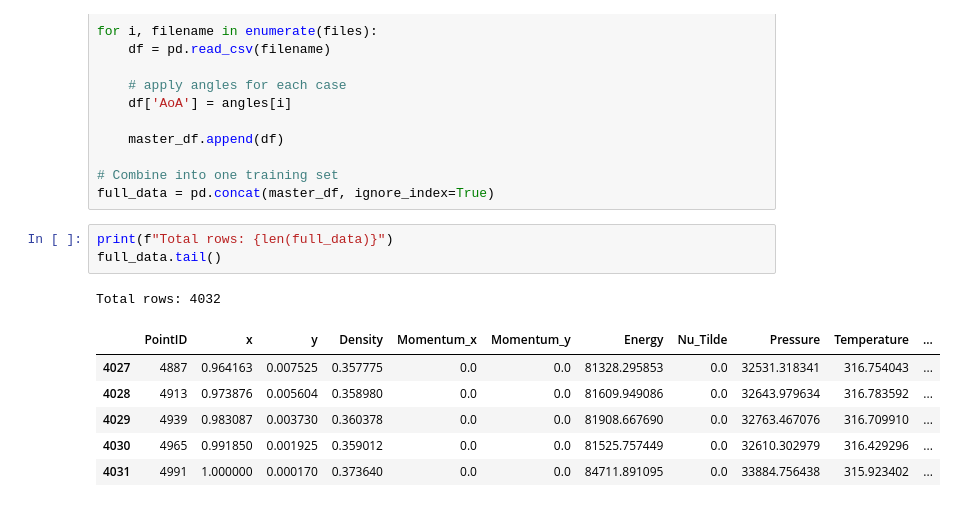
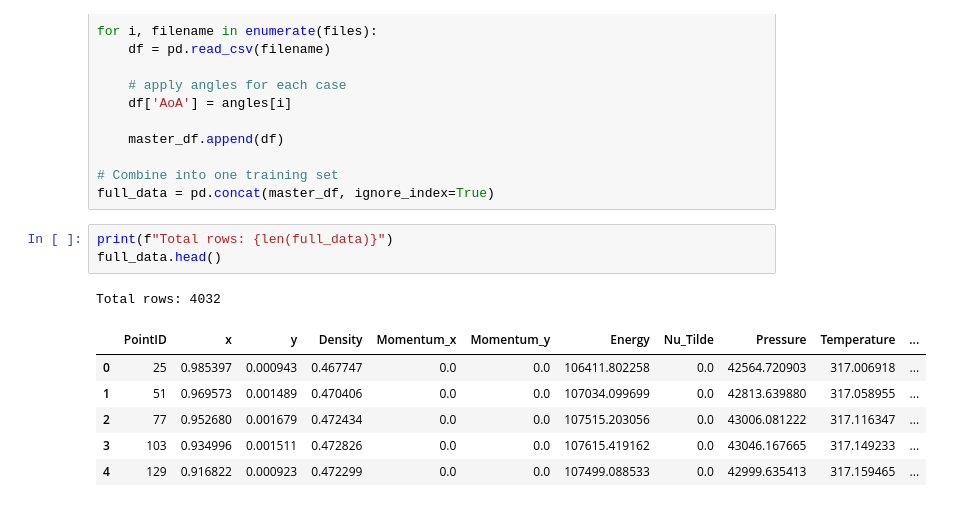
Before and after one commit to ItsKong/CFD-Machine-learning, a Jupyter notebook: Rae2822-Model.ipynb, the cells around one changed output. Drawn from its saved outputs; the diff is of its cells as text.

Commit message:
data visualization

```diff
--- a/Rae2822-Model.ipynb
+++ b/Rae2822-Model.ipynb
@@ -29,12 +30,12 @@ for i, filename in enumerate(files):
 full_data = pd.concat(master_df, ignore_index=True)
 # %%
 print(f"Total rows: {len(full_data)}")
-full_data.tail()
+full_data.head()
 # %% [output]
 Total rows: 4032
 |  | PointID | x | y | Density | Momentum_x | Momentum_y | Energy | Nu_Tilde | Pressure | Temperature | ... |
-| 4027 | 4887 | 0.964163 | 0.007525 | 0.357775 | 0.0 | 0.0 | 81328.295853 | 0.0 | 32531.318341 | 316.754043 | ... |
-| 4028 | 4913 | 0.973876 | 0.005604 | 0.358980 | 0.0 | 0.0 | 81609.949086 | 0.0 | 32643.979634 | 316.783592 | ... |
-| 4029 | 4939 | 0.983087 | 0.003730 | 0.360378 | 0.0 | 0.0 | 81908.667690 | 0.0 | 32763.467076 | 316.709910 | ... |
-| 4030 | 4965 | 0.991850 | 0.001925 | 0.359012 | 0.0 | 0.0 | 81525.757449 | 0.0 | 32610.302979 | 316.429296 | ... |
-| 4031 | 4991 | 1.000000 | 0.000170 | 0.373640 | 0.0 | 0.0 | 84711.891095 | 0.0 | 33884.756438 | 315.923402 | ... |
+| 0 | 25 | 0.985397 | 0.000943 | 0.467747 | 0.0 | 0.0 | 106411.802258 | 0.0 | 42564.720903 | 317.006918 | ... |
+| 1 | 51 | 0.969573 | 0.001489 | 0.470406 | 0.0 | 0.0 | 107034.099699 | 0.0 | 42813.639880 | 317.058955 | ... |
+| 2 | 77 | 0.952680 | 0.001679 | 0.472434 | 0.0 | 0.0 | 107515.203056 | 0.0 | 43006.081222 | 317.116347 | ... |
+| 3 | 103 | 0.934996 | 0.001511 | 0.472826 | 0.0 | 0.0 | 107615.419162 | 0.0 | 43046.167665 | 317.149233 | ... |
+| 4 | 129 | 0.916822 | 0.000923 | 0.472299 | 0.0 | 0.0 | 107499.088533 | 0.0 | 42999.635413 | 317.159465 | ... |
```
Also changed, not shown: parts of 3 cells of this notebook.
